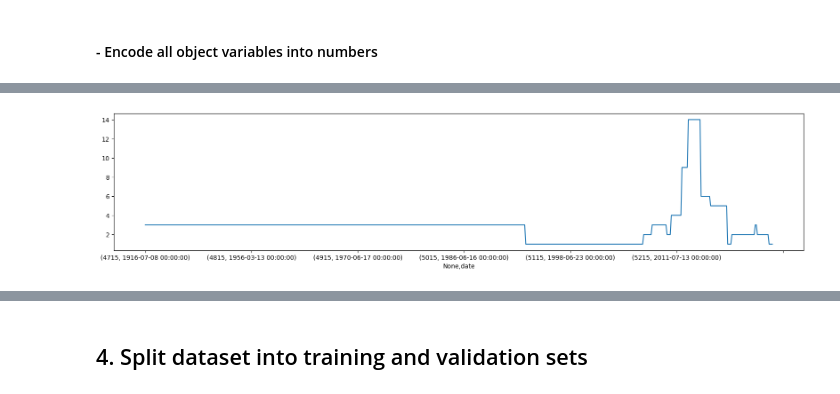
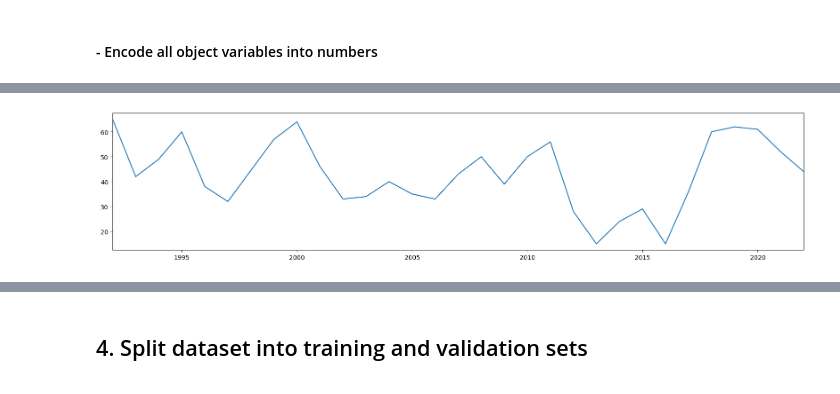
Before and after one commit to Dnbg1982/Practice-Projects, a Jupyter notebook: Notebooks/WorldCup.ipynb, the cells around one changed output, grey strips where cells are left out. Drawn from its saved outputs; the diff is of its cells as text; code cells hidden in the pictures.

```diff
--- a/Notebooks/WorldCup.ipynb
+++ b/Notebooks/WorldCup.ipynb
@@ -268,9 +253,11 @@ all_games_code
 # %%
 # Drop categorical variables
 all_games_code.drop(['home_team','away_team','tournament'], axis=1, inplace=True)
-# %%
-all_games_results[all_games_results.home_team == 'Brazil']['rank'].plot(figsize=(20,4))
-plt.show()
-# %% [output]
-[figure, removed]
+# %%
+fig, ax = plt.subplots(figsize=(20,4))
+ax.plot(all_games_results[all_games_results.home_team == 'Ecuador']['Year'], all_games_results[all_games_results.home_team == 'Ecuador']['home_rank'])
+ax.set_xlim(1992,2022)
+plt.show()
+# %% [output]
+[figure, added]
 # %%
```
Also changed, not shown: parts of 43 cells of this notebook.
